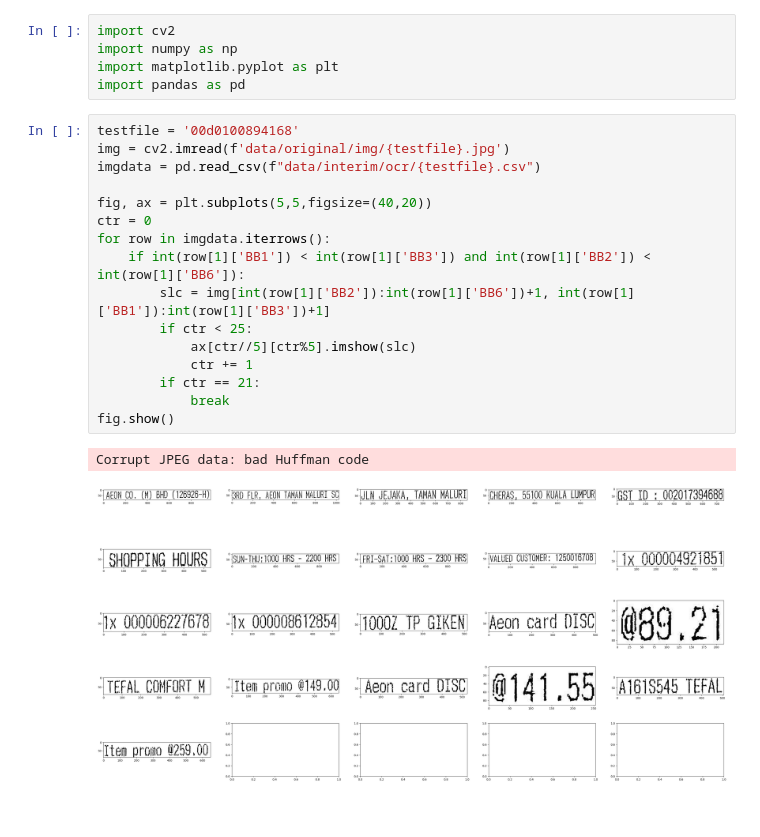
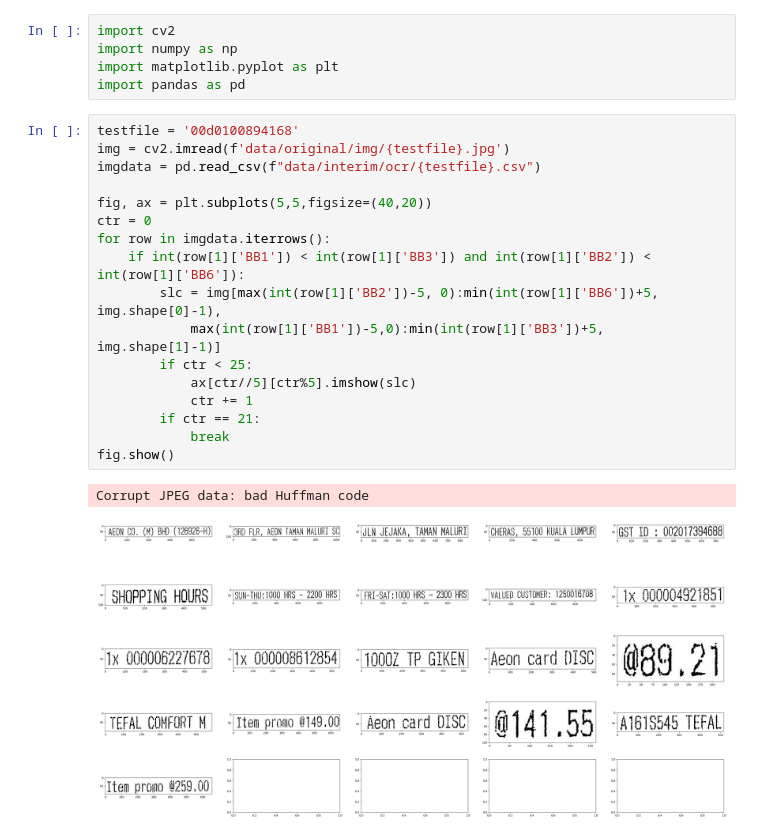
Before and after one commit to TopazFist/BillDatathon2023, a Jupyter notebook: ocr_cv.ipynb, the cells around one changed output. Drawn from its saved outputs; the diff is of its cells as text.

```diff
--- a/ocr_cv.ipynb
+++ b/ocr_cv.ipynb
@@ -8,22 +8,23 @@ import pandas as pd
 # %%
 testfile = '00d0100894168'
 img = cv2.imread(f'data/original/img/{testfile}.jpg')
 imgdata = pd.read_csv(f"data/interim/ocr/{testfile}.csv")
 
 fig, ax = plt.subplots(5,5,figsize=(40,20))
 ctr = 0
 for row in imgdata.iterrows():
     if int(row[1]['BB1']) < int(row[1]['BB3']) and int(row[1]['BB2']) < int(row[1]['BB6']):
-        slc = img[int(row[1]['BB2']):int(row[1]['BB6'])+1, int(row[1]['BB1']):int(row[1]['BB3'])+1]
+        slc = img[max(int(row[1]['BB2'])-5, 0):min(int(row[1]['BB6'])+5, img.shape[0]-1),
+            max(int(row[1]['BB1'])-5,0):min(int(row[1]['BB3'])+5, img.shape[1]-1)]
         if ctr < 25:
             ax[ctr//5][ctr%5].imshow(slc)
             ctr += 1
         if ctr == 21:
             break
 fig.show()
 # %% [output]
 Corrupt JPEG data: bad Huffman code
-[figure, old version]
+[figure, new version]
 # %%
 import pytesseract as pts
 
```
Also changed, not shown: parts of 3 cells of this notebook, 1 other file.
